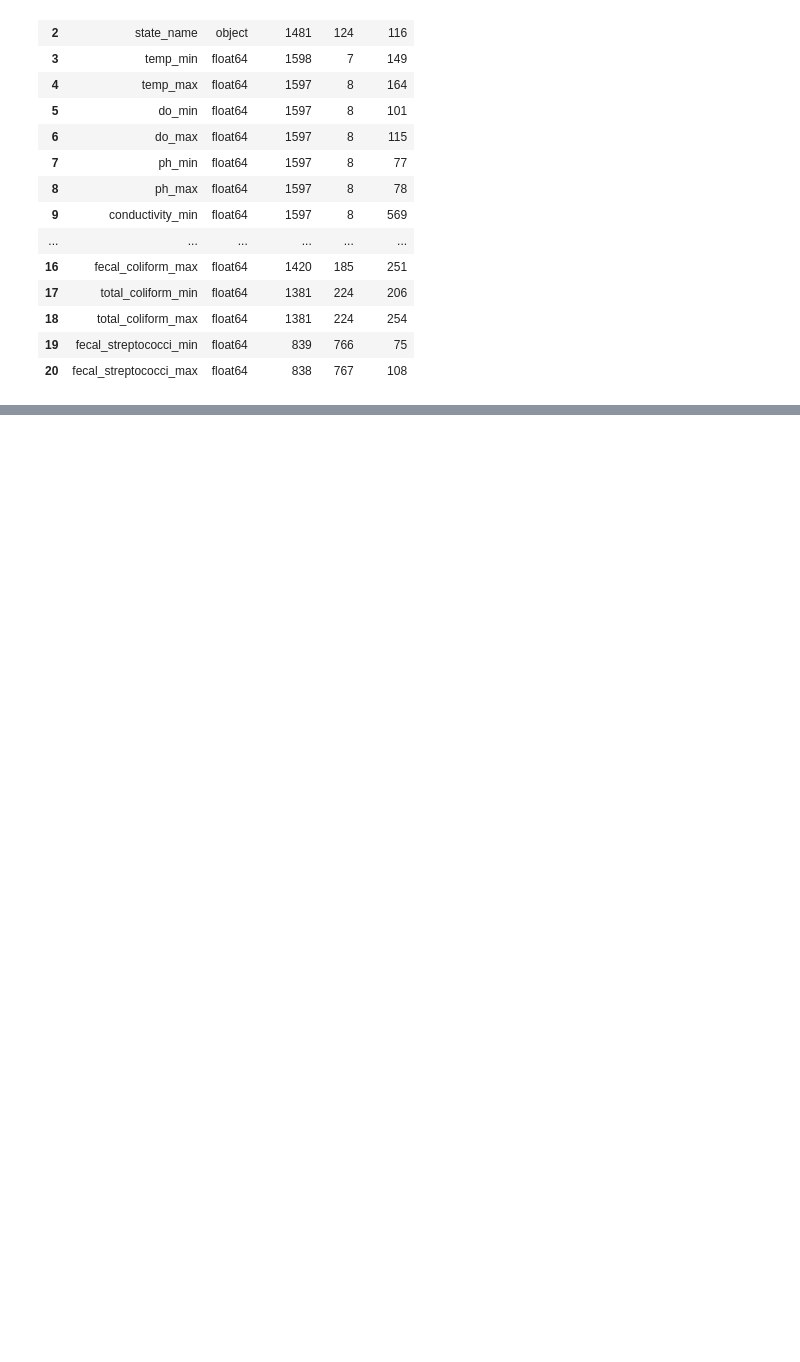
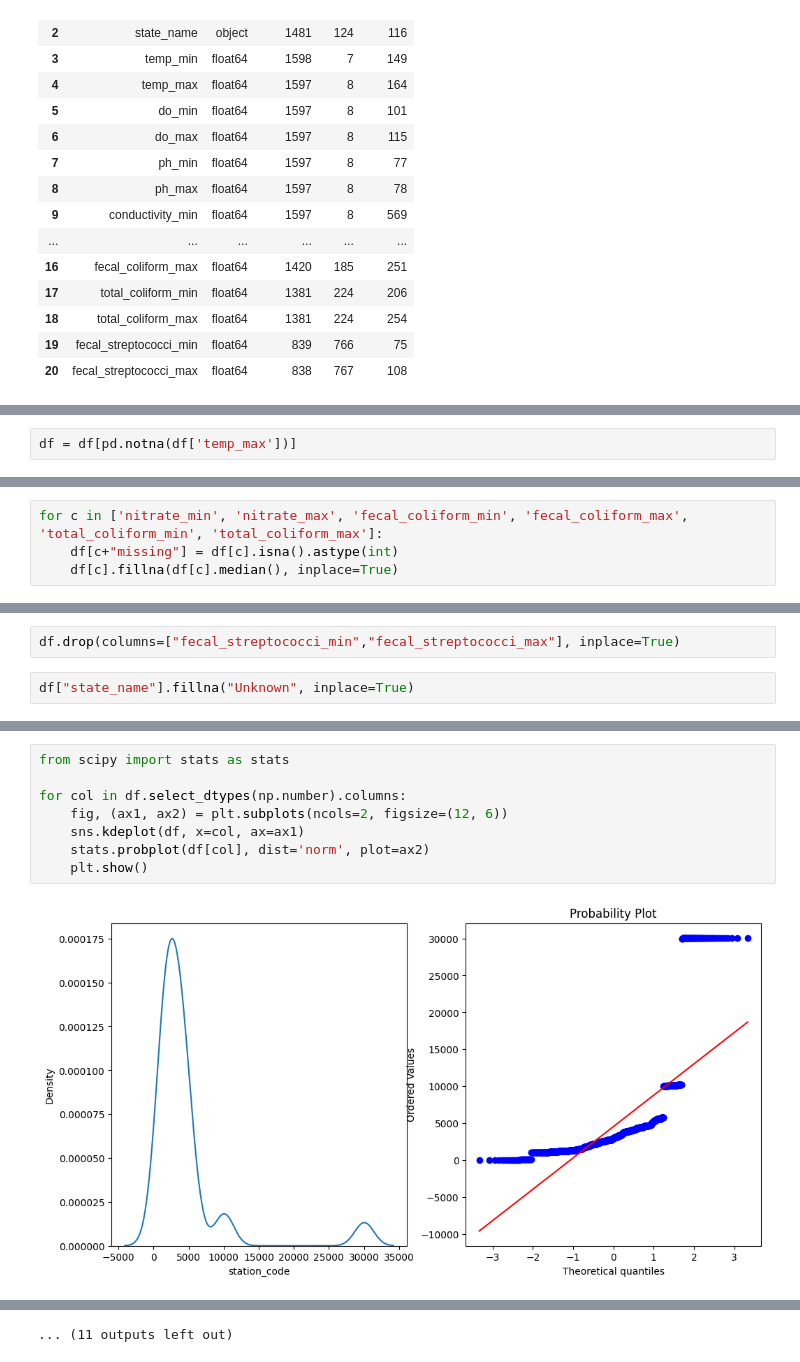
Before and after one commit to Girijaray07/Datasets, a Jupyter notebook: ganga-clean.ipynb, the cells around one changed output, grey strips where cells are left out. Cells and saved outputs as stored; diff of their text form; blank space fills up the shorter version.

```diff
--- a/ganga-clean.ipynb
+++ b/ganga-clean.ipynb
@@ -99,0 +123,2 @@ schema_report
+# %%
+df = df[pd.notna(df['temp_max'])]
@@ -99,0 +147,4 @@ schema_report
+# %%
+for c in ['nitrate_min', 'nitrate_max', 'fecal_coliform_min', 'fecal_coliform_max', 'total_coliform_min', 'total_coliform_max']:
+    df[c+"missing"] = df[c].isna().astype(int)
+    df[c].fillna(df[c].median(), inplace=True)
@@ -99,0 +169,4 @@ schema_report
+# %%
+df.drop(columns=["fecal_streptococci_min","fecal_streptococci_max"], inplace=True)
+# %%
+df["state_name"].fillna("Unknown", inplace=True)
@@ -99,0 +180,10 @@ schema_report
+# %%
+from scipy import stats as stats
+
+for col in df.select_dtypes(np.number).columns:
+    fig, (ax1, ax2) = plt.subplots(ncols=2, figsize=(12, 6))
+    sns.kdeplot(df, x=col, ax=ax1)
+    stats.probplot(df[col], dist='norm', plot=ax2)
+    plt.show()
+# %% [output]
+[figure, added]
@@ -99,0 +201 @@ schema_report
+... (11 outputs left out)
```
Also changed, not shown: parts of 11 cells of this notebook.
